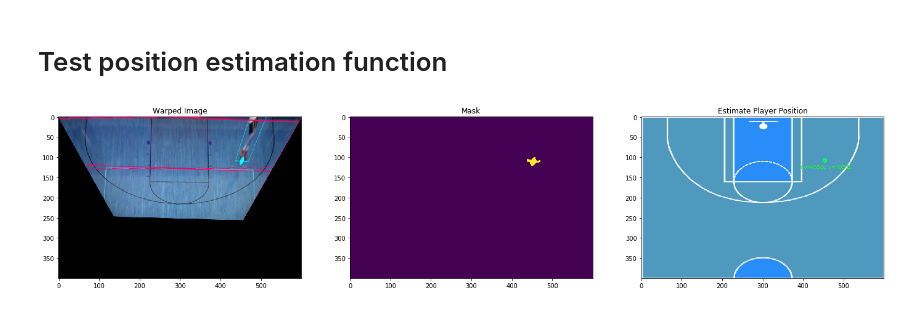
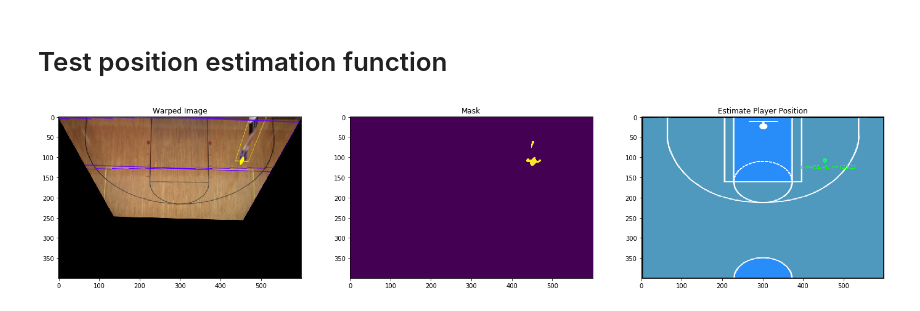
Before and after one commit to Esedicol/BasketballPlayerDetectection-BABPD, a Jupyter notebook: POSITION_EXTRACTION.ipynb, the cells around one changed output. Cells and saved outputs as stored; diff of their text form; code cells hidden in the pictures.

```diff
--- a/POSITION_EXTRACTION.ipynb
+++ b/POSITION_EXTRACTION.ipynb
@@ -90,6 +90,8 @@ def estimate_position(frame, court, pts_3D, pts_2D):
     # yellow lower and upper range
     lower_range = (10, 160, 160)
     upper_range = (100,255,255)
+
+    frame = cv2.cvtColor(frame, cv2.COLOR_BGR2RGB)
 
     # morph points from 3D frame onto the corrensponding point located on the 2D court image
     matrix, status = cv2.findHomography(pts_3D, pts_2D)
@@ -123,17 +125,19 @@ def estimate_position(frame, court, pts_3D, pts_2D):
 # Test position estimation function
 # %%
 if DEBUG:
-    warped_frame, mask, court, _, _ =  estimate_position(frame, court, pts_3D, pts_2D)
+    frame2 = cv2.imread('/Users/esedicol/Desktop/BasketballShotDetectection/images/court/court_extraction.png')
+    frame2  = cv2.resize(frame, (600,400))
+    warped_frame, mask, court, _, _ =  estimate_position(frame2, court, pts_3D, pts_2D)
 
     fig, (ax1, ax2, ax3) = plt.subplots(1, 3, figsize=(24, 8))
 
     ax1.set_title("Warped Image")
     ax2.set_title("Mask")
     ax3.set_title("Estimate Player Position")
 
     ax1.imshow(warped_frame)
     ax2.imshow(mask)
     ax3.imshow(court)
     plt.show()
 # %% [output]
-[figure, old version]
+[figure, new version]
```
Also changed, not shown: parts of 1 cell of this notebook, 4 other files.
